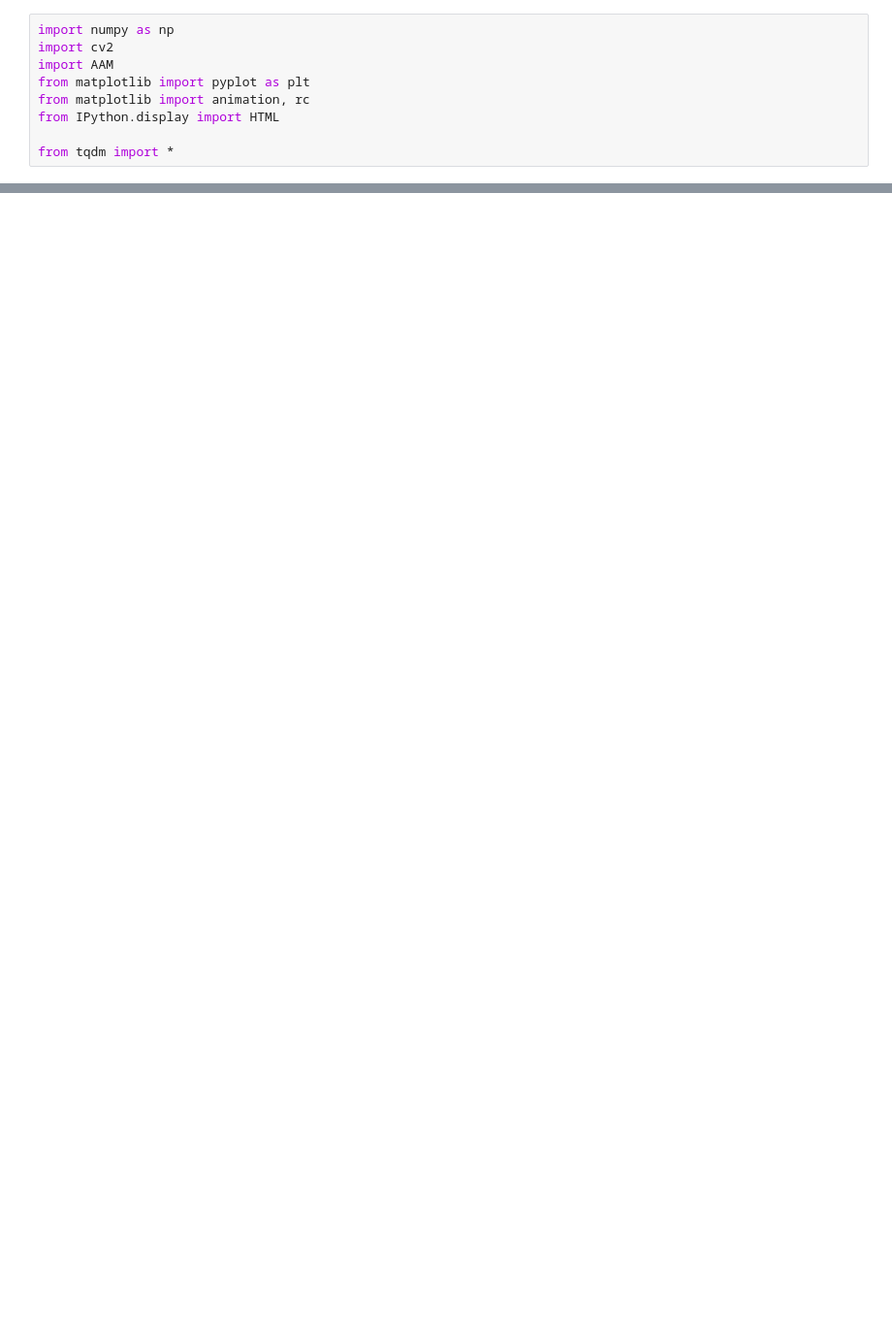
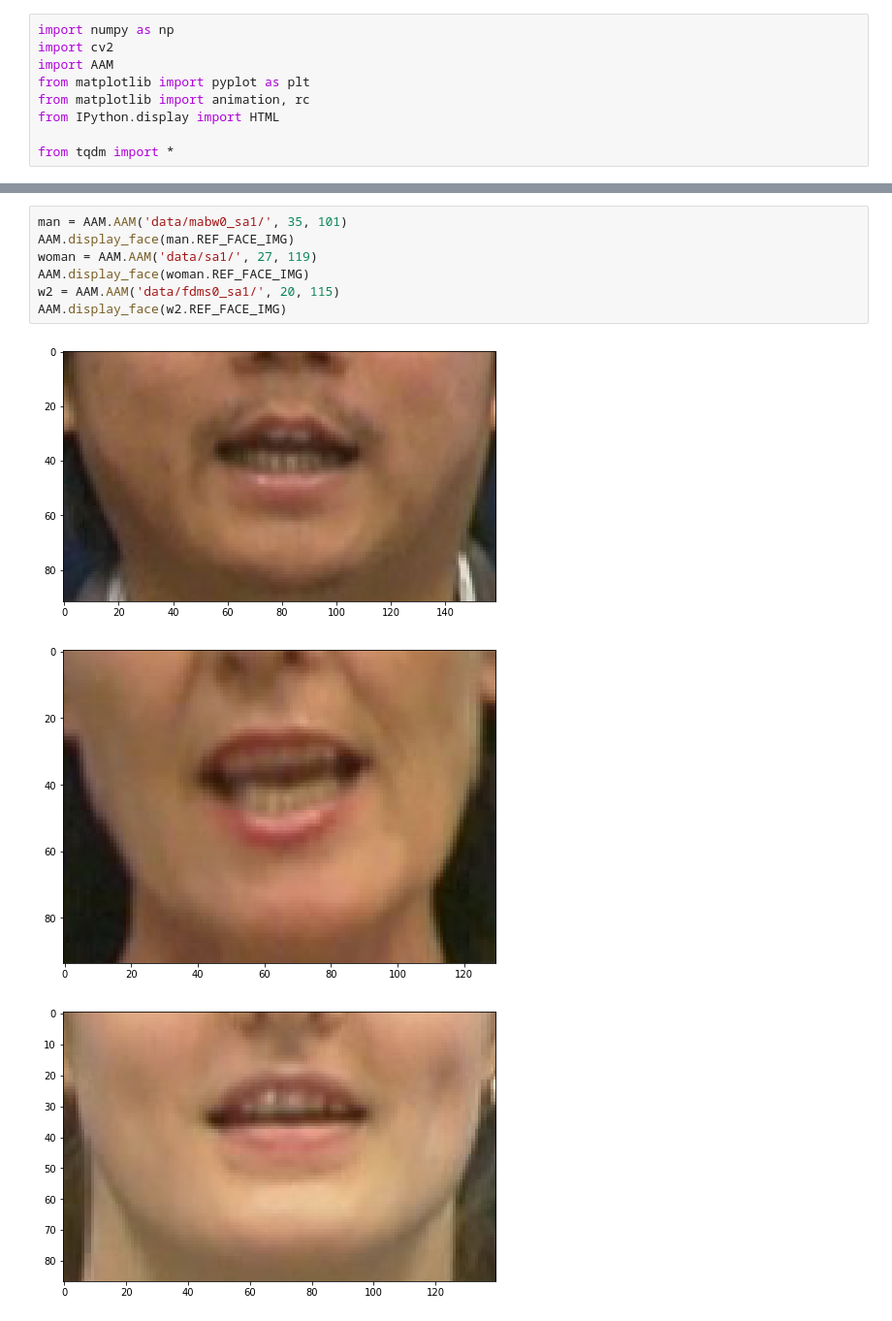
Before and after one commit to chukidadiz/AAM.py, a Jupyter notebook: test.ipynb, the cells around one changed output, grey strips where cells are left out. Shown at 97% size. Cells and saved outputs as stored; diff of their text form; blank space fills up the shorter version.

```diff
--- a/test.ipynb
+++ b/test.ipynb
@@ -15,0 +54,11 @@ woman.fit()
+# %%
+man = AAM.AAM('data/mabw0_sa1/', 35, 101)
+AAM.display_face(man.REF_FACE_IMG)
+woman = AAM.AAM('data/sa1/', 27, 119)
+AAM.display_face(woman.REF_FACE_IMG)
+w2 = AAM.AAM('data/fdms0_sa1/', 20, 115)
+AAM.display_face(w2.REF_FACE_IMG)
+# %% [output]
+[figure, added]
+[figure, added]
+[figure, added]
```
Also changed, not shown: parts of 11 cells of this notebook, 1 other file.
